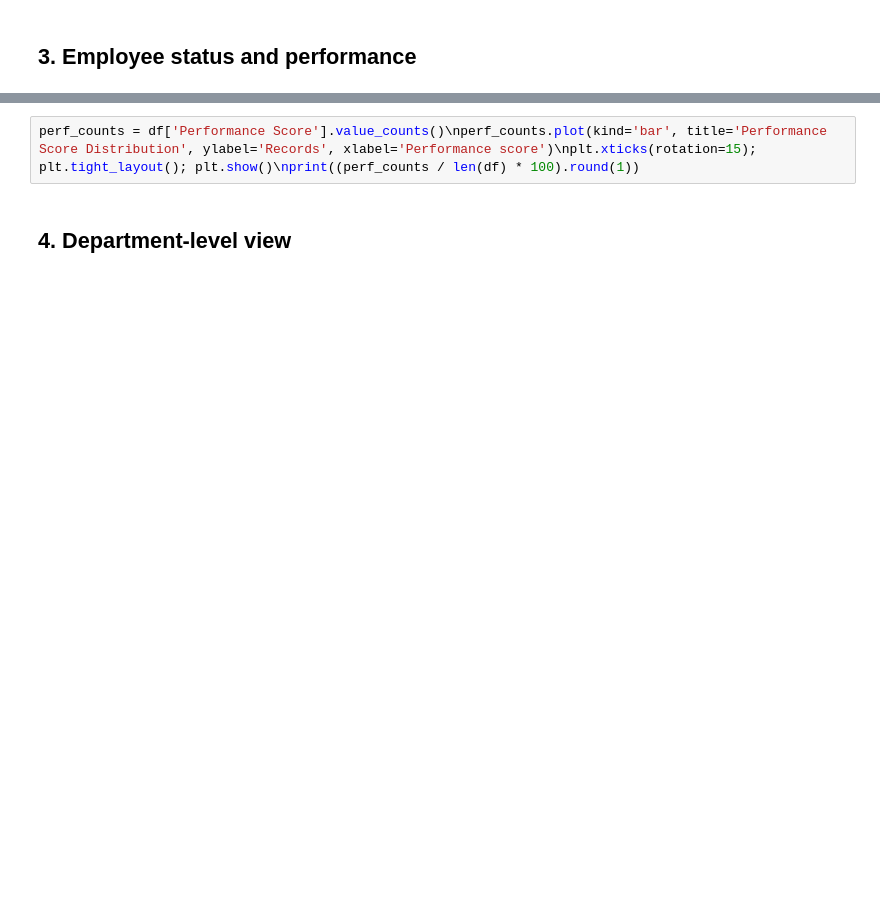
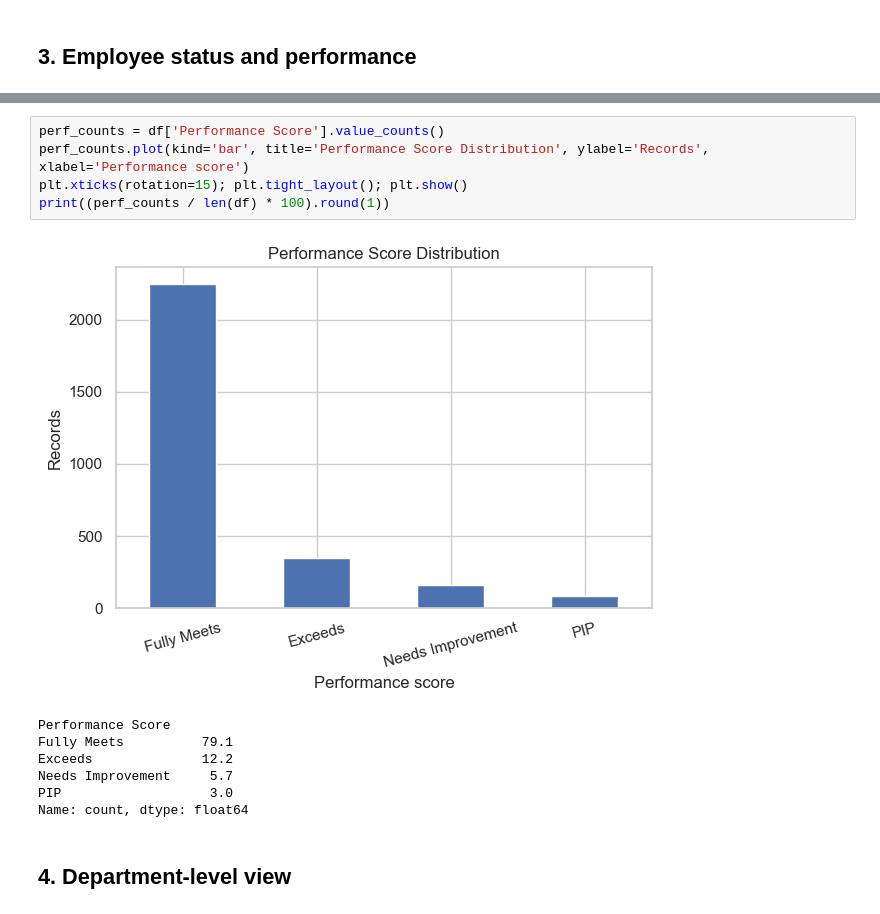
Before and after one commit to Dharshini-bca/HR-Analytics-Project, a Jupyter notebook: HR_Analytics_Analysis.ipynb, the cells around one changed output, grey strips where cells are left out. Drawn from its saved outputs; the diff is of its cells as text; blank space fills up the shorter version.

```diff
--- a/HR_Analytics_Analysis.ipynb
+++ b/HR_Analytics_Analysis.ipynb
@@ -29,5 +98,16 @@ status_counts = df['EmployeeStatus'].value_counts()\nax = status_counts.plot(kin
 # %%
-perf_counts = df['Performance Score'].value_counts()\nperf_counts.plot(kind='bar', title='Performance Score Distribution', ylabel='Records', xlabel='Performance score')\nplt.xticks(rotation=15); plt.tight_layout(); plt.show()\nprint((perf_counts / len(df) * 100).round(1))
+perf_counts = df['Performance Score'].value_counts()
+perf_counts.plot(kind='bar', title='Performance Score Distribution', ylabel='Records', xlabel='Performance score')
+plt.xticks(rotation=15); plt.tight_layout(); plt.show()
+print((perf_counts / len(df) * 100).round(1))
+# %% [output]
+[figure, added]
+Performance Score
+Fully Meets          79.1
+Exceeds              12.2
+Needs Improvement     5.7
+PIP                   3.0
+Name: count, dtype: float64
 # %% [markdown]
 ## 4. Department-level view
 # %%
```
Also changed, not shown: parts of 10 cells of this notebook.
